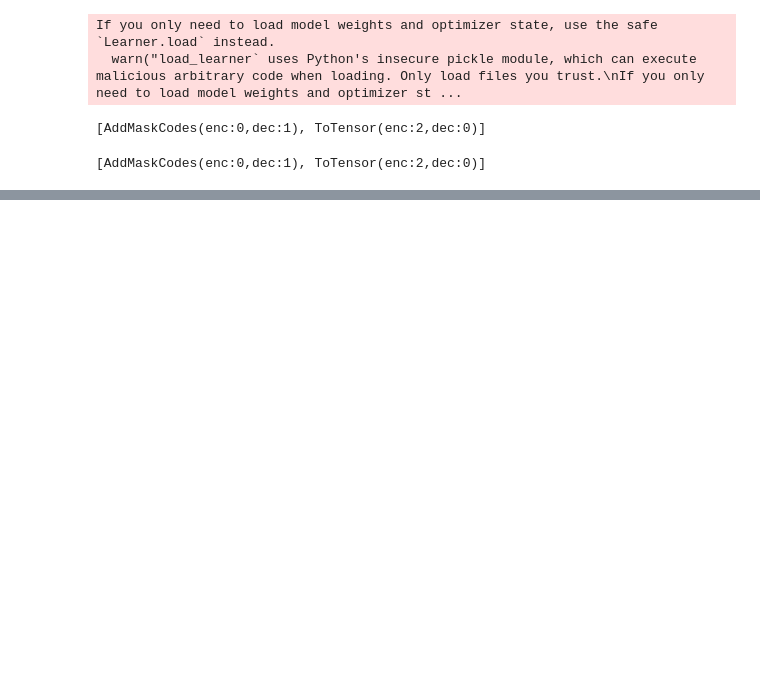
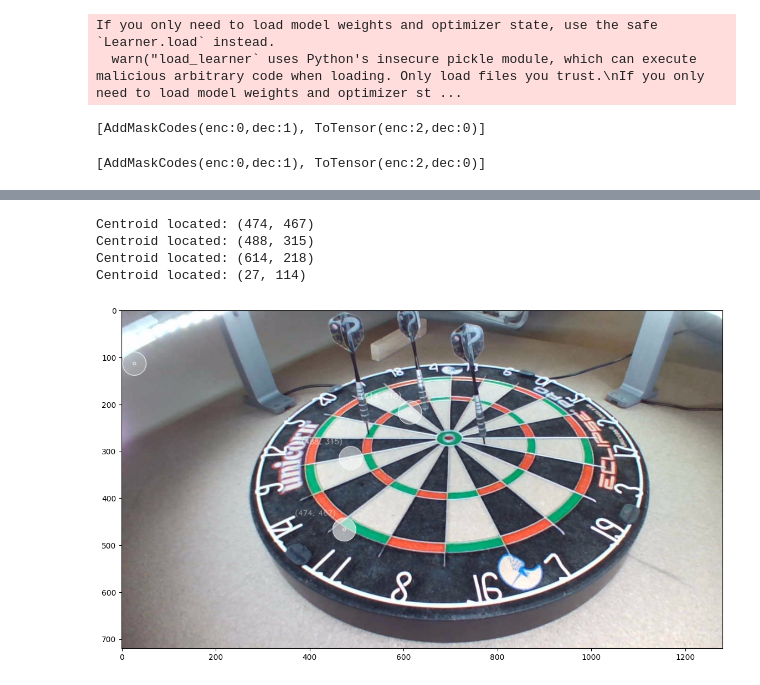
Before and after one commit to Dartsify/algorithme-de-reconnaissance, a Jupyter notebook: testing.ipynb, the cells around one changed output, grey strips where cells are left out. Cells and saved outputs as stored; diff of their text form; code cells hidden in the pictures; blank space fills up the shorter version.

```diff
--- a/testing.ipynb
+++ b/testing.ipynb
@@ -225,0 +293,54 @@ La fléchètte se trouve en : (693, 455)
+# %%
+masque = out[0].numpy()
+masque = (masque == 1).astype(np.uint8) * 255
+
+# Convert the grayscale image to binary image
+retval, thresh = cv2.threshold(masque, 180, 255, 0)
+thresh = cv2.convertScaleAbs(thresh)
+
+# Find contours in the binary image
+contours = cv2.findContours(thresh, cv2.RETR_TREE, cv2.CHAIN_APPROX_SIMPLE)
+contours = imutils.grab_contours(contours)
+contours = [contour for contour in contours if cv2.contourArea(contour)]
+
+overlay = img.copy()
+output = img.copy()
+for c in contours:
+    # Calculate moments for each contour
+    M = cv2.moments(c)
+    if M["m00"] == 0:
+        cX, cY, largeur, hauteur = cv2.boundingRect(c)
+        cX, cY = cX + largeur // 2, cY + hauteur // 2
+    else:
+        cX = int(M["m10"] / M["m00"])
+        cY = int(M["m01"] / M["m00"])
+    print("Centroid located:", (cX, cY))
+
+    pil_image = np.array(image)  # Convertir PILImage en tableau NumPy (format RGB)
+    img = cv2.cvtColor(pil_image, cv2.COLOR_RGB2BGR)  # Convertir RGB en BGR pour OpenCV
+    img = img[:, :, ::-1].copy()
+
+    # Transparency layer
+
+    inner_colour = (255, 255, 255)
+    outer_colour = (255, 255, 255)
+    cv2.circle(overlay, (cX, cY), 25, outer_colour, -1)
+    alpha = 0.2
+    cv2.addWeighted(overlay, alpha, output, 1 - alpha,0, output)
+
+    # Dart point
+    cv2.circle(output, (cX, cY), 25, outer_colour, 1, cv2.LINE_AA)
+    cv2.circle(output, (cX, cY), 3, inner_colour, 1, cv2.LINE_AA)
+    cv2.putText(output, f"{(cX, cY)}", (cX - 105, cY - 30), cv2.FONT_HERSHEY_SIMPLEX,
+                0.5, inner_colour, 1, cv2.LINE_AA)
+
+plt.figure(figsize = (14, 14))
+plt.imshow(output)
+#plt.tight_layout()
+plt.show()
+# %% [output]
+Centroid located: (474, 467)
+Centroid located: (488, 315)
+Centroid located: (614, 218)
+Centroid located: (27, 114)
+[figure, added]
```
Also changed, not shown: parts of 9 cells of this notebook, 3 other files.
